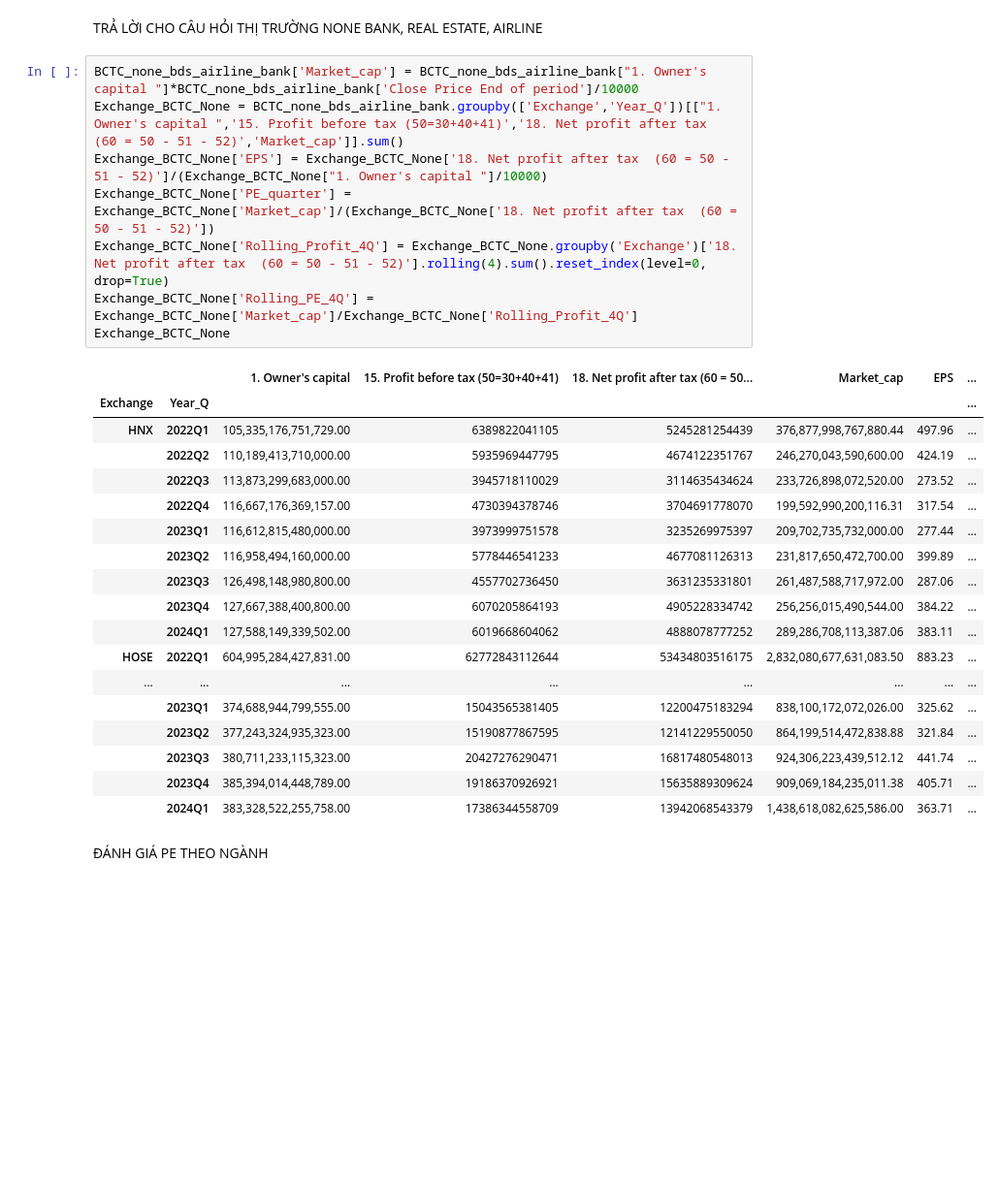
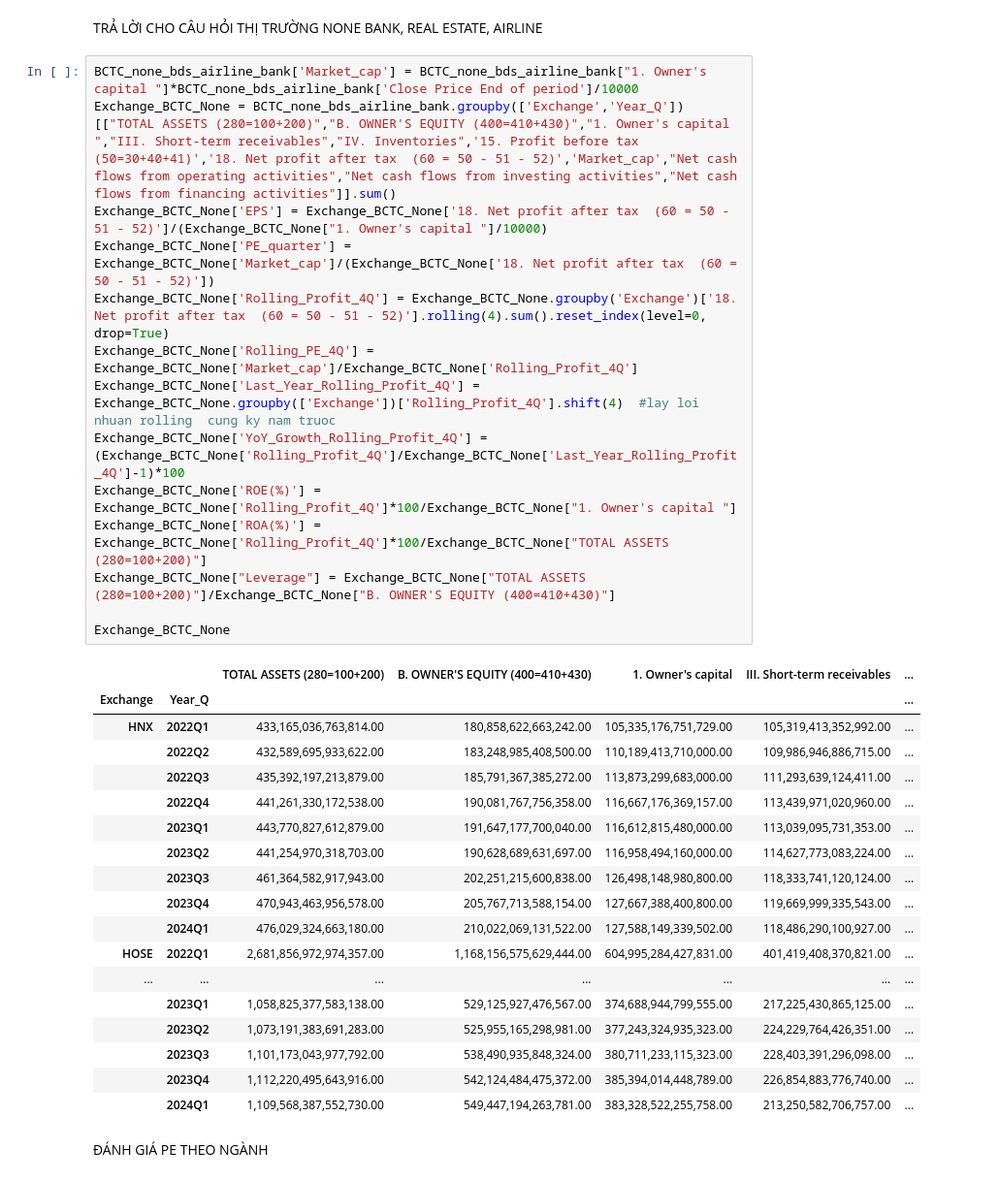
Before and after one commit to mrtotet/Statement_analyst_all_3, a Jupyter notebook: notebooks/data_from_vietstock/analyst.ipynb, the cells around one changed output. Shown at 97% size. Drawn from its saved outputs; the diff is of its cells as text; blank space fills up the shorter version.

```diff
--- a/notebooks/data_from_vietstock/analyst.ipynb
+++ b/notebooks/data_from_vietstock/analyst.ipynb
@@ -74,31 +79,37 @@ BCTC_none_bds_airline_bank.groupby(['Year_Q'])[['3. Net revenue  (10 = 01 - 03)'
 TRẢ LỜI CHO CÂU HỎI THỊ TRƯỜNG NONE BANK, REAL ESTATE, AIRLINE
 # %%
 BCTC_none_bds_airline_bank['Market_cap'] = BCTC_none_bds_airline_bank["1. Owner's capital "]*BCTC_none_bds_airline_bank['Close Price End of period']/10000
-Exchange_BCTC_None = BCTC_none_bds_airline_bank.groupby(['Exchange','Year_Q'])[["1. Owner's capital ",'15. Profit before tax (50=30+40+41)','18. Net profit after tax  (60 = 50 - 51 - 52)','Market_cap']].sum()
+Exchange_BCTC_None = BCTC_none_bds_airline_bank.groupby(['Exchange','Year_Q'])[["TOTAL ASSETS (280=100+200)","B. OWNER'S EQUITY (400=410+430)","1. Owner's capital ","III. Short-term receivables","IV. Inventories",'15. Profit before tax (50=30+40+41)','18. Net profit after tax  (60 = 50 - 51 - 52)','Market_cap',"Net cash flows from operating activities","Net cash flows from investing activities","Net cash flows from financing activities"]].sum()
 Exchange_BCTC_None['EPS'] = Exchange_BCTC_None['18. Net profit after tax  (60 = 50 - 51 - 52)']/(Exchange_BCTC_None["1. Owner's capital "]/10000)
 Exchange_BCTC_None['PE_quarter'] = Exchange_BCTC_None['Market_cap']/(Exchange_BCTC_None['18. Net profit after tax  (60 = 50 - 51 - 52)'])
 Exchange_BCTC_None['Rolling_Profit_4Q'] = Exchange_BCTC_None.groupby('Exchange')['18. Net profit after tax  (60 = 50 - 51 - 52)'].rolling(4).sum().reset_index(level=0, drop=True)
 Exchange_BCTC_None['Rolling_PE_4Q'] = Exchange_BCTC_None['Market_cap']/Exchange_BCTC_None['Rolling_Profit_4Q']
+Exchange_BCTC_None['Last_Year_Rolling_Profit_4Q'] = Exchange_BCTC_None.groupby(['Exchange'])['Rolling_Profit_4Q'].shift(4)  #lay loi nhuan rolling  cung ky nam truoc
+Exchange_BCTC_None['YoY_Growth_Rolling_Profit_4Q'] = (Exchange_BCTC_None['Rolling_Profit_4Q']/Exchange_BCTC_None['Last_Year_Rolling_Profit_4Q']-1)*100
+Exchange_BCTC_None['ROE(%)'] = Exchange_BCTC_None['Rolling_Profit_4Q']*100/Exchange_BCTC_None["1. Owner's capital "]
+Exchange_BCTC_None['ROA(%)'] = Exchange_BCTC_None['Rolling_Profit_4Q']*100/Exchange_BCTC_None["TOTAL ASSETS (280=100+200)"]
+Exchange_BCTC_None["Leverage"] = Exchange_BCTC_None["TOTAL ASSETS (280=100+200)"]/Exchange_BCTC_None["B. OWNER'S EQUITY (400=410+430)"]
+
 Exchange_BCTC_None
 # %% [output]
-|  |  | 1. Owner's capital | 15. Profit before tax (50=30+40+41) | 18. Net profit after tax (60 = 50... | Market_cap | EPS | ... |
-| Exchange | Year_Q |  |  |  |  |  | ... |
-| HNX | 2022Q1 | 105,335,176,751,729.00 | 6389822041105 | 5245281254439 | 376,877,998,767,880.44 | 497.96 | ... |
-|  | 2022Q2 | 110,189,413,710,000.00 | 5935969447795 | 4674122351767 | 246,270,043,590,600.00 | 424.19 | ... |
-|  | 2022Q3 | 113,873,299,683,000.00 | 3945718110029 | 3114635434624 | 233,726,898,072,520.00 | 273.52 | ... |
-|  | 2022Q4 | 116,667,176,369,157.00 | 4730394378746 | 3704691778070 | 199,592,990,200,116.31 | 317.54 | ... |
-|  | 2023Q1 | 116,612,815,480,000.00 | 3973999751578 | 3235269975397 | 209,702,735,732,000.00 | 277.44 | ... |
-|  | 2023Q2 | 116,958,494,160,000.00 | 5778446541233 | 4677081126313 | 231,817,650,472,700.00 | 399.89 | ... |
-|  | 2023Q3 | 126,498,148,980,800.00 | 4557702736450 | 3631235331801 | 261,487,588,717,972.00 | 287.06 | ... |
-|  | 2023Q4 | 127,667,388,400,800.00 | 6070205864193 | 4905228334742 | 256,256,015,490,544.00 | 384.22 | ... |
-|  | 2024Q1 | 127,588,149,339,502.00 | 6019668604062 | 4888078777252 | 289,286,708,113,387.06 | 383.11 | ... |
-| HOSE | 2022Q1 | 604,995,284,427,831.00 | 62772843112644 | 53434803516175 | 2,832,080,677,631,083.50 | 883.23 | ... |
-| ... | ... | ... | ... | ... | ... | ... | ... |
-|  | 2023Q1 | 374,688,944,799,555.00 | 15043565381405 | 12200475183294 | 838,100,172,072,026.00 | 325.62 | ... |
-|  | 2023Q2 | 377,243,324,935,323.00 | 15190877867595 | 12141229550050 | 864,199,514,472,838.88 | 321.84 | ... |
-|  | 2023Q3 | 380,711,233,115,323.00 | 20427276290471 | 16817480548013 | 924,306,223,439,512.12 | 441.74 | ... |
-|  | 2023Q4 | 385,394,014,448,789.00 | 19186370926921 | 15635889309624 | 909,069,184,235,011.38 | 405.71 | ... |
-|  | 2024Q1 | 383,328,522,255,758.00 | 17386344558709 | 13942068543379 | 1,438,618,082,625,586.00 | 363.71 | ... |
+|  |  | TOTAL ASSETS (280=100+200) | B. OWNER'S EQUITY (400=410+430) | 1. Owner's capital | III. Short-term receivables | ... |
+| Exchange | Year_Q |  |  |  |  | ... |
+| HNX | 2022Q1 | 433,165,036,763,814.00 | 180,858,622,663,242.00 | 105,335,176,751,729.00 | 105,319,413,352,992.00 | ... |
+|  | 2022Q2 | 432,589,695,933,622.00 | 183,248,985,408,500.00 | 110,189,413,710,000.00 | 109,986,946,886,715.00 | ... |
+|  | 2022Q3 | 435,392,197,213,879.00 | 185,791,367,385,272.00 | 113,873,299,683,000.00 | 111,293,639,124,411.00 | ... |
+|  | 2022Q4 | 441,261,330,172,538.00 | 190,081,767,756,358.00 | 116,667,176,369,157.00 | 113,439,971,020,960.00 | ... |
+|  | 2023Q1 | 443,770,827,612,879.00 | 191,647,177,700,040.00 | 116,612,815,480,000.00 | 113,039,095,731,353.00 | ... |
+|  | 2023Q2 | 441,254,970,318,703.00 | 190,628,689,631,697.00 | 116,958,494,160,000.00 | 114,627,773,083,224.00 | ... |
+|  | 2023Q3 | 461,364,582,917,943.00 | 202,251,215,600,838.00 | 126,498,148,980,800.00 | 118,333,741,120,124.00 | ... |
+|  | 2023Q4 | 470,943,463,956,578.00 | 205,767,713,588,154.00 | 127,667,388,400,800.00 | 119,669,999,335,543.00 | ... |
+|  | 2024Q1 | 476,029,324,663,180.00 | 210,022,069,131,522.00 | 127,588,149,339,502.00 | 118,486,290,100,927.00 | ... |
+| HOSE | 2022Q1 | 2,681,856,972,974,357.00 | 1,168,156,575,629,444.00 | 604,995,284,427,831.00 | 401,419,408,370,821.00 | ... |
+| ... | ... | ... | ... | ... | ... | ... |
+|  | 2023Q1 | 1,058,825,377,583,138.00 | 529,125,927,476,567.00 | 374,688,944,799,555.00 | 217,225,430,865,125.00 | ... |
+|  | 2023Q2 | 1,073,191,383,691,283.00 | 525,955,165,298,981.00 | 377,243,324,935,323.00 | 224,229,764,426,351.00 | ... |
+|  | 2023Q3 | 1,101,173,043,977,792.00 | 538,490,935,848,324.00 | 380,711,233,115,323.00 | 228,403,391,296,098.00 | ... |
+|  | 2023Q4 | 1,112,220,495,643,916.00 | 542,124,484,475,372.00 | 385,394,014,448,789.00 | 226,854,883,776,740.00 | ... |
+|  | 2024Q1 | 1,109,568,387,552,730.00 | 549,447,194,263,781.00 | 383,328,522,255,758.00 | 213,250,582,706,757.00 | ... |
 # %% [markdown]
 ĐÁNH GIÁ PE THEO NGÀNH
 # %%
```
Also changed, not shown: parts of 4 cells of this notebook.
